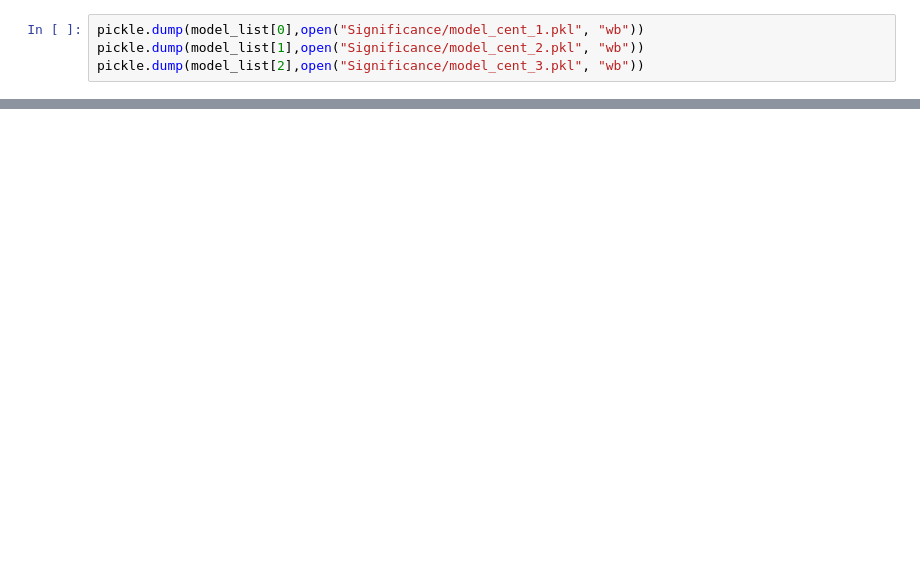
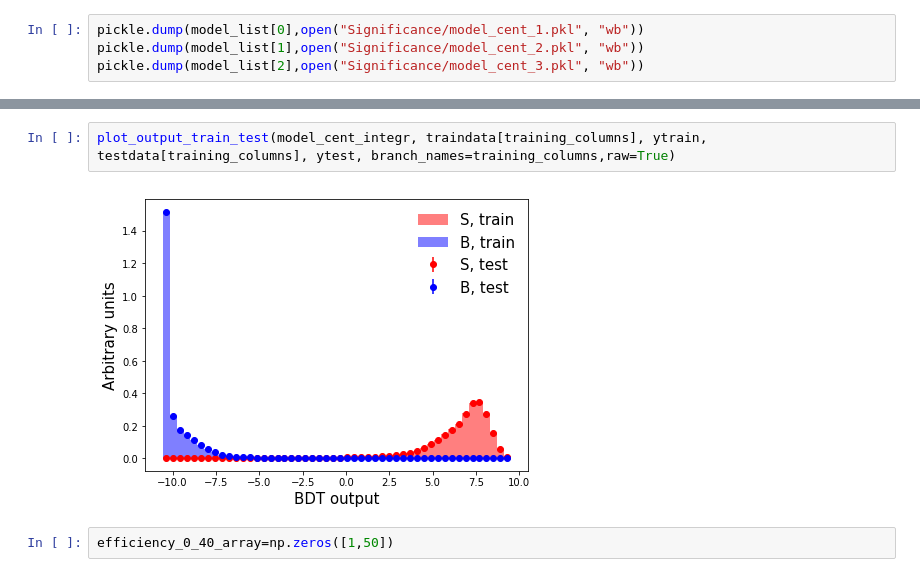
Before and after one commit to pfecchio/HypertritonML, a Jupyter notebook: Hypertriton2Body/Optimization/Parameters_Optimization.ipynb, the cells around one changed output, grey strips where cells are left out. Saved outputs shown, nothing was run; the diff lists cells and outputs as text; blank space fills up the shorter version.

```diff
--- a/Hypertriton2Body/Optimization/Parameters_Optimization.ipynb
+++ b/Hypertriton2Body/Optimization/Parameters_Optimization.ipynb
@@ -260,0 +181,6 @@ See the caveats in the documentation: http://pandas.pydata.org/pandas-docs/stabl
+# %%
+plot_output_train_test(model_cent_integr, traindata[training_columns], ytrain, testdata[training_columns], ytest, branch_names=training_columns,raw=True)
+# %% [output]
+[figure, added]
+# %%
+efficiency_0_40_array=np.zeros([1,50])
```
Also changed, not shown: parts of 21 cells of this notebook, 1 other file.
